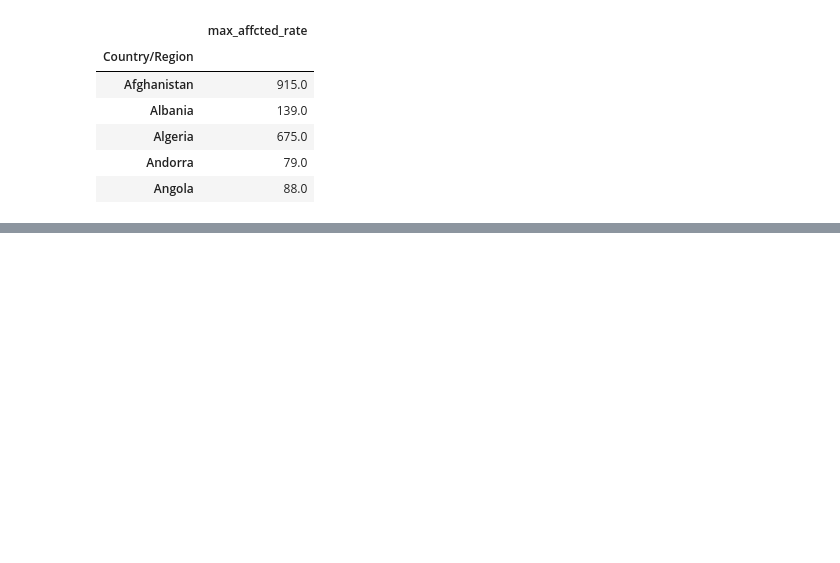
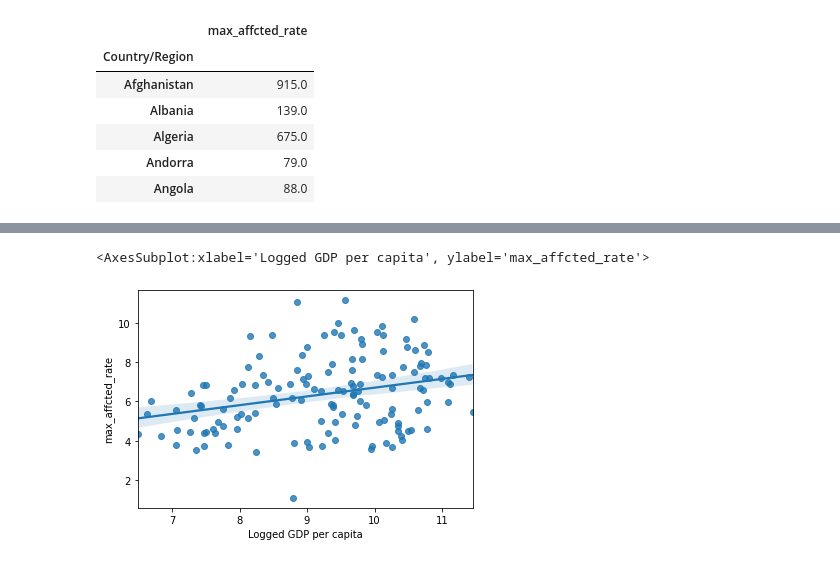
Before and after one commit to niranjana687/covid19-data-analysis, a Jupyter notebook: covid19 data analysis notebook.ipynb, the cells around one changed output, grey strips where cells are left out. Saved outputs shown, nothing was run; the diff lists cells and outputs as text; code cells hidden in the pictures; blank space fills up the shorter version.

```diff
--- a/covid19 data analysis notebook.ipynb
+++ b/covid19 data analysis notebook.ipynb
@@ -135,0 +240,5 @@ df_aggregated.loc['US'].plot()
+# %%
+sns.regplot(x, np.log(y))
+# %% [output]
+<AxesSubplot:xlabel='Logged GDP per capita', ylabel='max_affcted_rate'>
+[figure, added]
```
Also changed, not shown: parts of 42 cells of this notebook, 1 other file.
